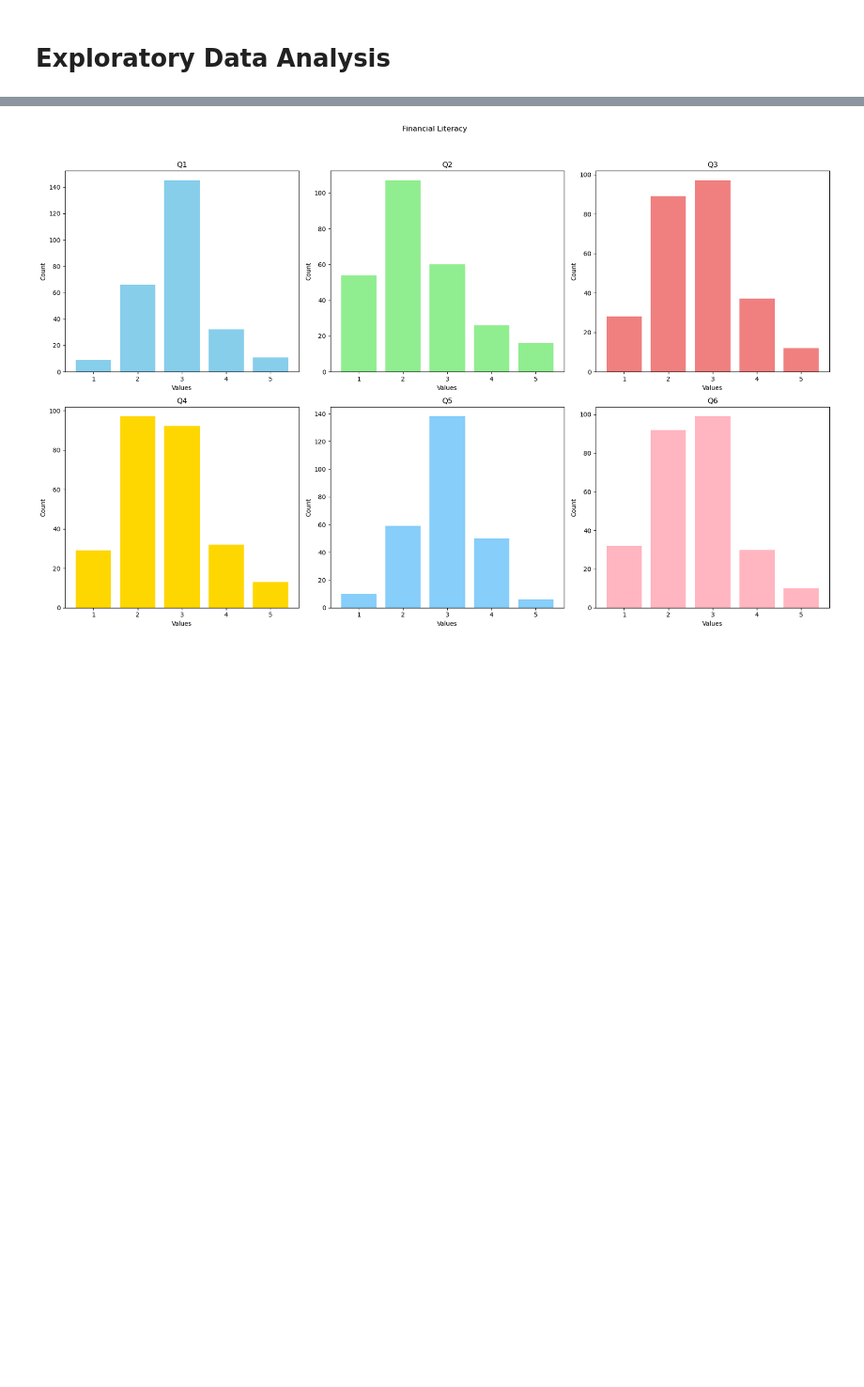
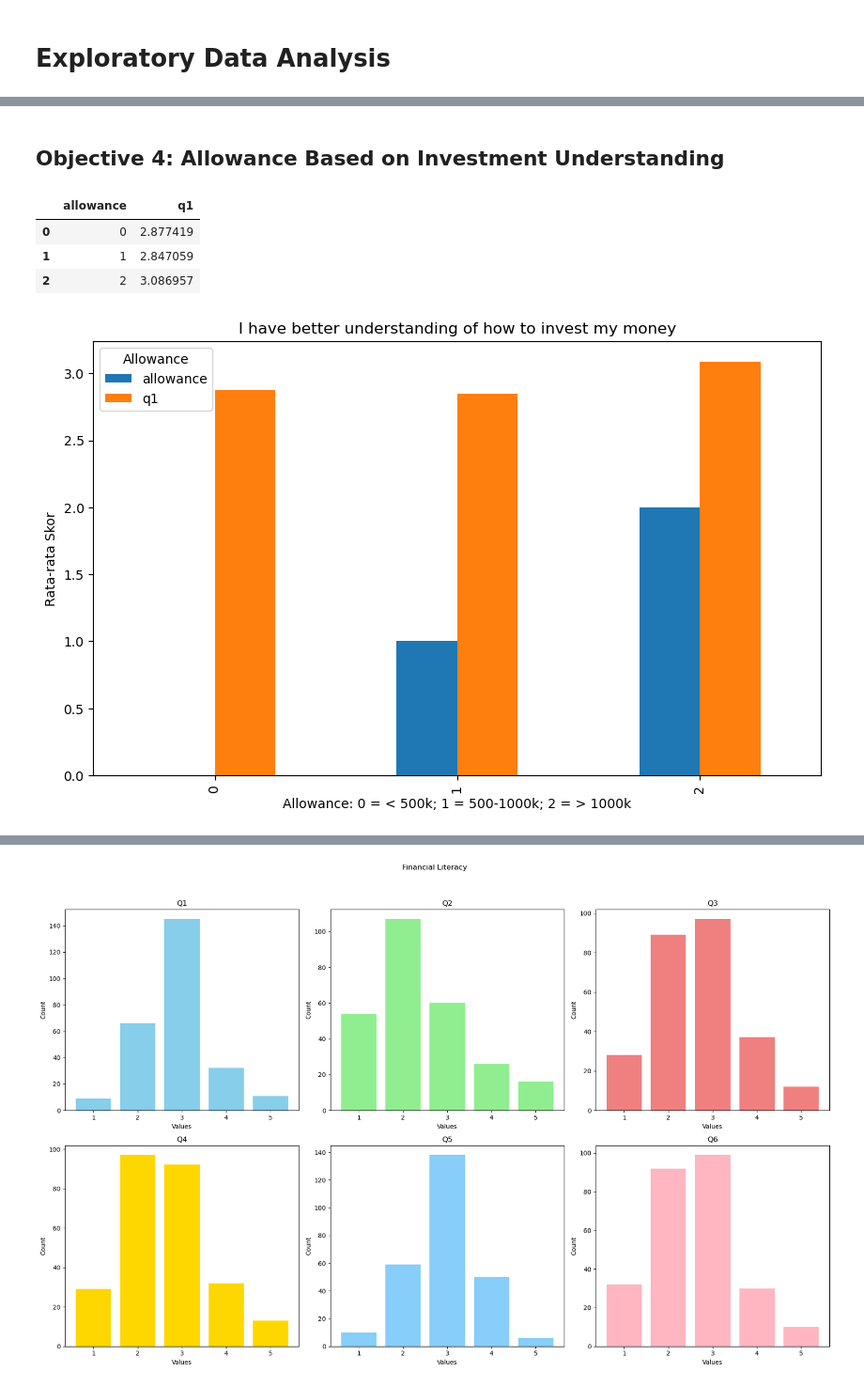
Before and after one commit to FTDS-assignment-bay/p2-final-project-ftds-006-bsd-group-001, a Jupyter notebook: final_project_NLP.ipynb, the cells around one changed output, grey strips where cells are left out. Shown at 94% size. Drawn from its saved outputs; the diff is of its cells as text; code cells hidden in the pictures; blank space fills up the shorter version.

```diff
--- a/final_project_NLP.ipynb
+++ b/final_project_NLP.ipynb
@@ -433,0 +271,21 @@ Index(['gender', 'age', 'allowance', 'q1', 'q2', 'q3', 'q4', 'q5', 'q6', 'q7',
+# %% [markdown]
+## Objective 4: Allowance Based on Investment Understanding
+# %%
+# allowance based on question 1
+allowance_q1 = df.groupby('allowance')['q1'].mean().reset_index()
+allowance_q1
+# %% [output]
+|  | allowance | q1 |
+| 0 | 0 | 2.877419 |
+| 1 | 1 | 2.847059 |
+| 2 | 2 | 3.086957 |
+# %%
+# visualization with bar chart for question 1 based on allowance using mean
+allowance_q1.plot(kind='bar', figsize=(10, 6))
+plt.title('I have better understanding of how to invest my money')
+plt.xlabel('Allowance: 0 = < 500k; 1 = 500-1000k; 2 = > 1000k')
+plt.ylabel('Rata-rata Skor')
+plt.legend(title='Allowance')
+plt.show()
+# %% [output]
+[figure, added]
```
Also changed, not shown: parts of 188 cells of this notebook, 2 other files.
